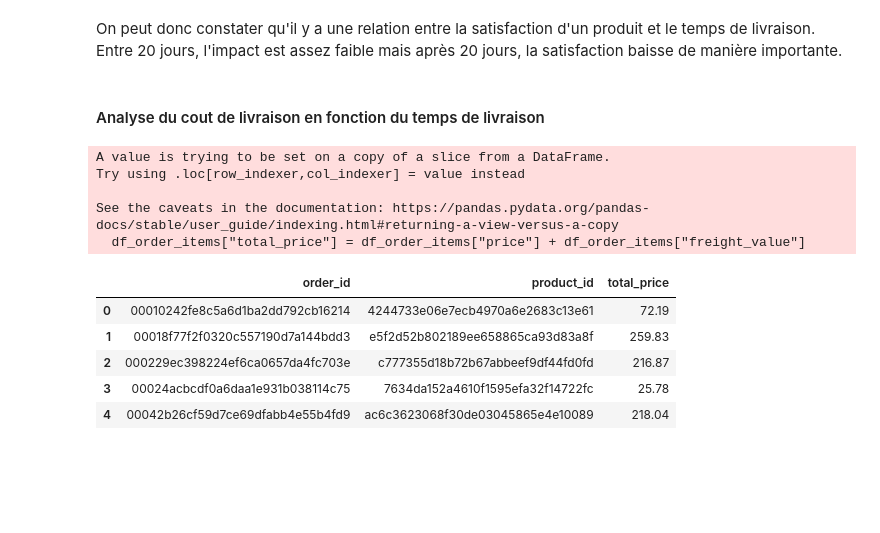
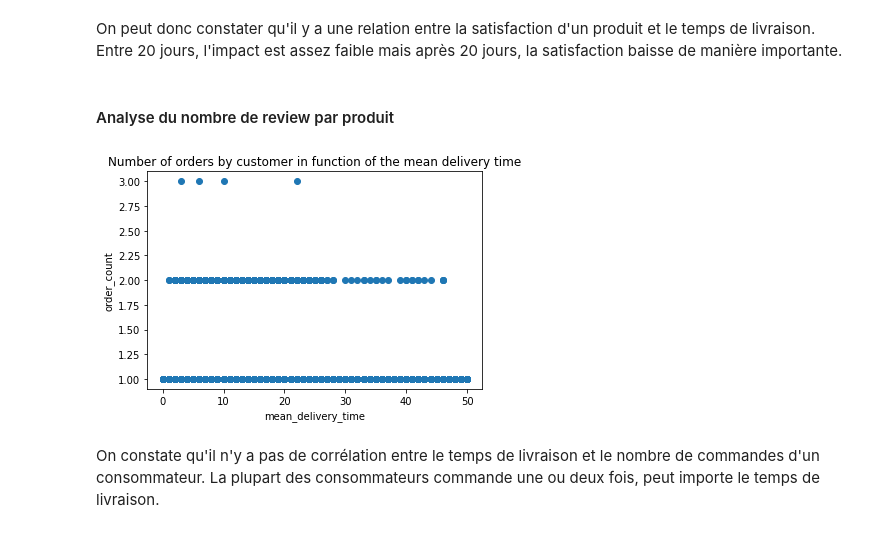
Before and after one commit to CooBsCa/DataCentric, a Jupyter notebook: data_centric_clement.ipynb, the cells around one changed output. Cells and saved outputs as stored; diff of their text form; code cells hidden in the pictures; blank space fills up the shorter version.

```diff
--- a/data_centric_clement.ipynb
+++ b/data_centric_clement.ipynb
@@ -175,23 +176,33 @@ plt.show()
 # %% [markdown]
 On peut donc constater qu'il y a une relation entre la satisfaction d'un produit et le temps de livraison.
 Entre 20 jours, l'impact est assez faible mais après 20 jours, la satisfaction baisse de manière importante.
-# %% [markdown]
-#### Analyse du cout de livraison en fonction du temps de livraison
-# %%
-### Correlation entre le nombres de ventes d'un produit et la fraight_value
-df_order_items = olist_order_items[["order_id", "product_id", "price", "freight_value"]]
-df_order_items["total_price"] = df_order_items["price"] + df_order_items["freight_value"]
-df_order_items = df_order_items.drop(["price", "freight_value"], axis=1)
-df_order_items.head()
-# %% [output]
-A value is trying to be set on a copy of a slice from a DataFrame.
-Try using .loc[row_indexer,col_indexer] = value instead
-
-See the caveats in the documentation: https://pandas.pydata.org/pandas-docs/stable/user_guide/indexing.html#returning-a-view-versus-a-copy
-  df_order_items["total_price"] = df_order_items["price"] + df_order_items["freight_value"]
-|  | order_id | product_id | total_price |
-| 0 | 00010242fe8c5a6d1ba2dd792cb16214 | 4244733e06e7ecb4970a6e2683c13e61 | 72.19 |
-| 1 | 00018f77f2f0320c557190d7a144bdd3 | e5f2d52b802189ee658865ca93d83a8f | 259.83 |
-| 2 | 000229ec398224ef6ca0657da4fc703e | c777355d18b72b67abbeef9df44fd0fd | 216.87 |
-| 3 | 00024acbcdf0a6daa1e931b038114c75 | 7634da152a4610f1595efa32f14722fc | 25.78 |
-| 4 | 00042b26cf59d7ce69dfabb4e55b4fd9 | ac6c3623068f30de03045865e4e10089 | 218.04 |
+# %% [markdown]
+#### Analyse du nombre de review par produit
+# %%
+### Relation between the mean delivery time and the number of orders by customer
+df_orders_by_customer = df_orders.groupby("customer_id")["order_id"].count()
+df_orders_by_customer = df_orders_by_customer.reset_index()
+df_orders_by_customer = df_orders_by_customer.rename(columns={"order_id": "order_count"})
+
+df_mean_delivery_time_by_customer = df_orders.groupby("customer_id")["delivery_time"].mean()
+df_mean_delivery_time_by_customer = df_mean_delivery_time_by_customer.reset_index()
+df_mean_delivery_time_by_customer = df_mean_delivery_time_by_customer.rename(
+    columns={"delivery_time": "mean_delivery_time"}
+)
+
+df_orders_by_customer = df_orders_by_customer.merge(
+    df_mean_delivery_time_by_customer, on="customer_id", how="inner"
+)
+
+plt.scatter(df_orders_by_customer["mean_delivery_time"], df_orders_by_customer["order_count"])
+plt.xlabel("mean_delivery_time")
+plt.ylabel("order_count")
+plt.title("Number of orders by customer in function of the mean delivery time")
+plt.show()
+
+# list de commande, j'enleve les review, je fais un acp sur les commandes et je colore en fonction de la note de la commande
+# %% [output]
+[figure, added]
+# %% [markdown]
+On constate qu'il n'y a pas de corrélation entre le temps de livraison et le nombre de commandes d'un consommateur.
+La plupart des consommateurs commande une ou deux fois, peut importe le temps de livraison.
```
Also changed, not shown: parts of 5 cells of this notebook, 2 other files.
